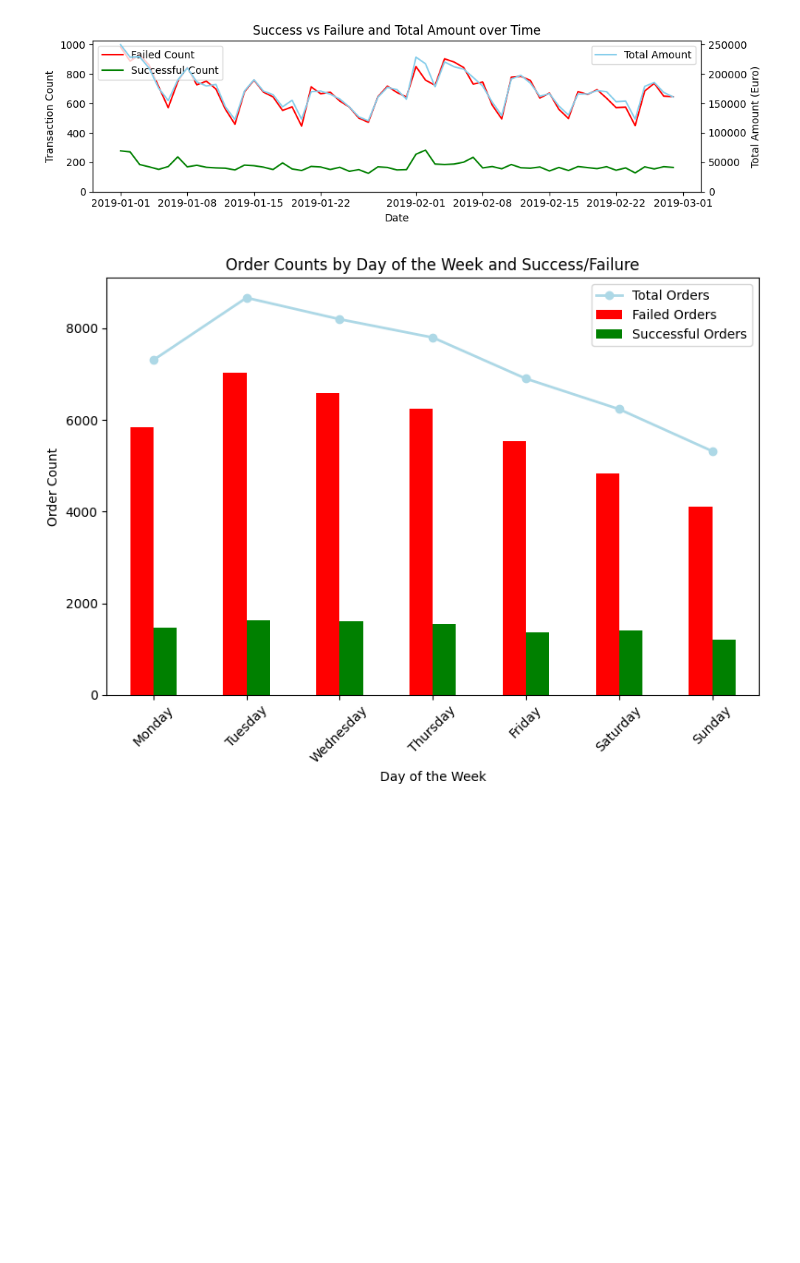
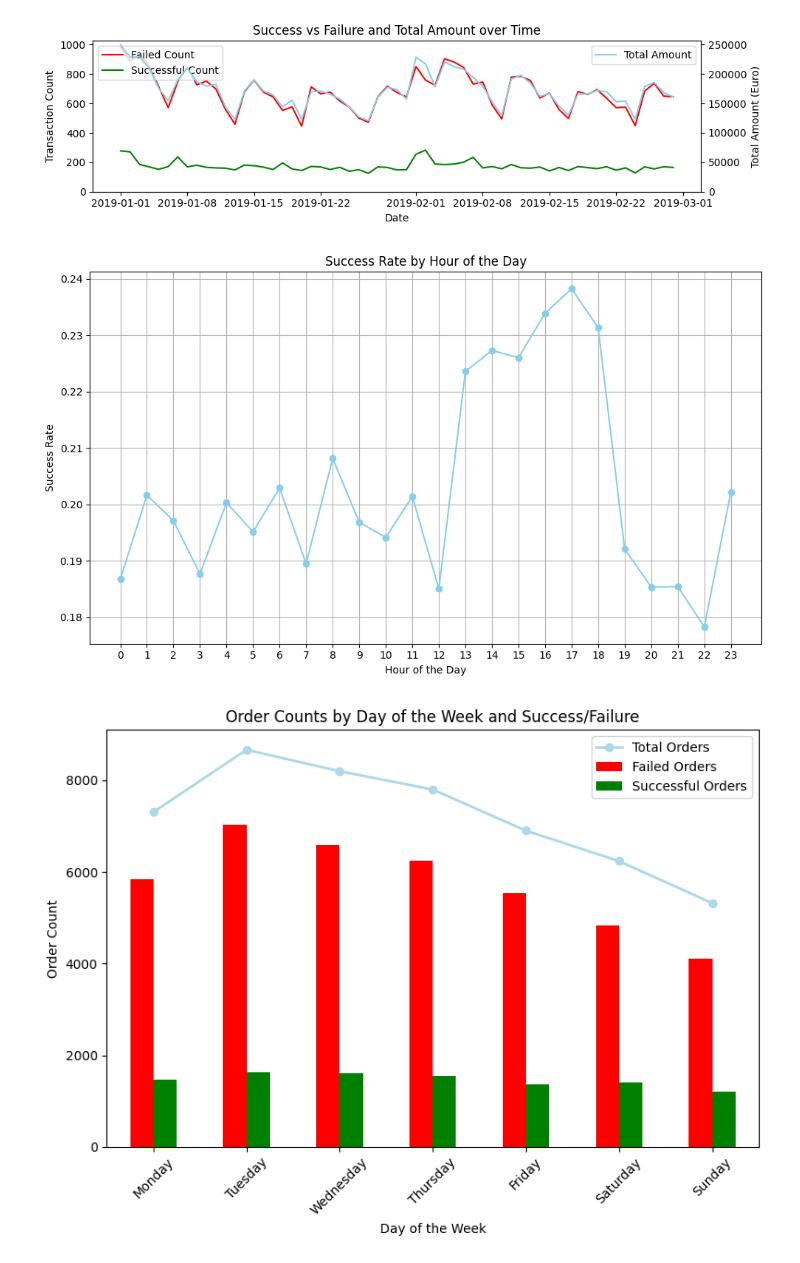
Before and after one commit to jeaend/payment_routing_optimizer, a Jupyter notebook: notebooks/02_purchase_and_cost_analysis.ipynb, the cells around one changed output. Drawn from its saved outputs; the diff is of its cells as text; code cells hidden in the pictures; blank space fills up the shorter version.

```diff
--- a/notebooks/02_purchase_and_cost_analysis.ipynb
+++ b/notebooks/02_purchase_and_cost_analysis.ipynb
@@ -188,6 +172,37 @@ plt.tight_layout()
 plt.show()
 # %% [output]
 [figure]
+# %%
+import pandas as pd
+import matplotlib.pyplot as plt
+
+# Assuming df is your DataFrame and 'tmsp' is in datetime format
+df['tmsp'] = pd.to_datetime(df['tmsp'])
+
+# Extract the hour of the day from the timestamp
+df['hour_of_day'] = df['tmsp'].dt.hour
+
+# Group by hour and calculate the success count and total transactions
+hourly_grouped = df.groupby('hour_of_day')['success'].agg(['sum', 'count'])
+
+# Calculate the success rate per hour
+hourly_grouped['success_rate'] = hourly_grouped['sum'] / hourly_grouped['count']
+
+# Plot the success rate by hour of the day
+plt.figure(figsize=(10, 6))
+hourly_grouped['success_rate'].plot(kind='line', marker='o', color='skyblue')
+
+# Adding labels and title
+plt.title('Success Rate by Hour of the Day')
+plt.xlabel('Hour of the Day')
+plt.ylabel('Success Rate')
+plt.xticks(range(24))  # Show all hours from 0 to 23
+plt.grid(True)
+plt.tight_layout()
+
+plt.show()
+# %% [output]
+[figure, added]
 # %%
 import matplotlib.pyplot as plt
 import pandas as pd
```
Also changed, not shown: parts of 23 cells of this notebook, 2 other files.
